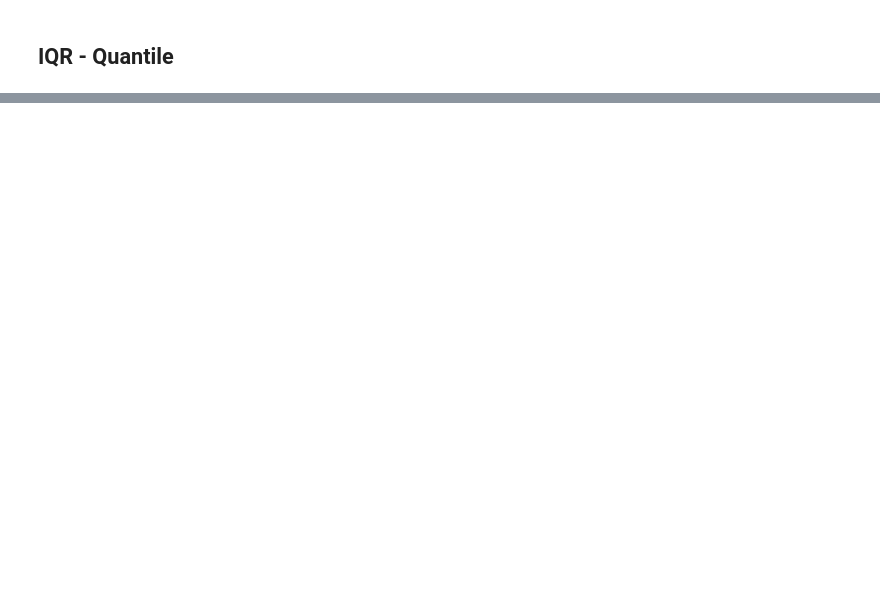
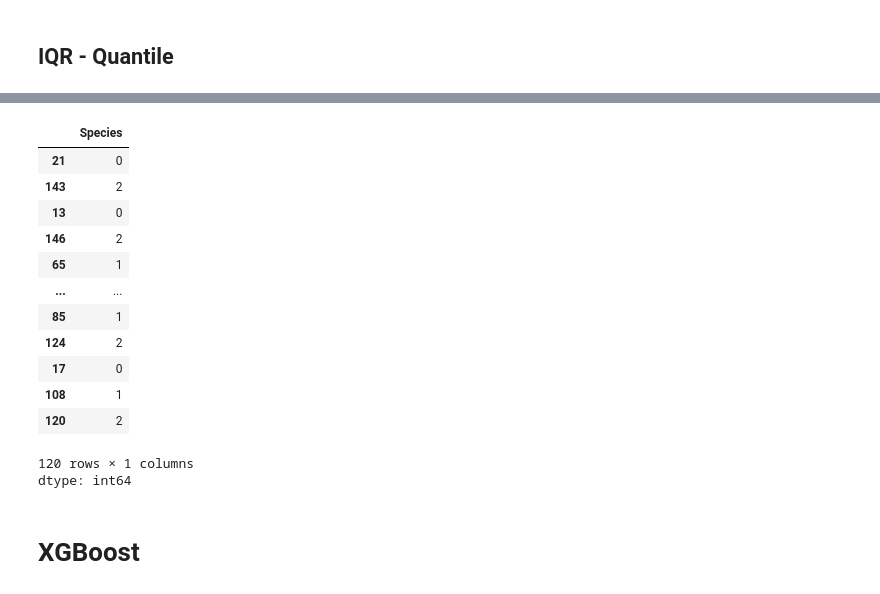
Before and after one commit to fazlialtunn/iris-classification, a Jupyter notebook: iris_classification.ipynb, the cells around one changed output, grey strips where cells are left out. Drawn from its saved outputs; the diff is of its cells as text; code cells hidden in the pictures; blank space fills up the shorter version.

```diff
--- a/iris_classification.ipynb
+++ b/iris_classification.ipynb
@@ -208,0 +272,21 @@ data.to_csv("final_data.csv")
+# %%
+train_inputs, test_inputs, train_targets, test_targets = train_test_split(data.iloc[:, : -1], data.iloc[:, -1], test_size=0.2, random_state=42)
+# %%
+train_targets
+# %% [output]
+|  | Species |
+| 21 | 0 |
+| 143 | 2 |
+| 13 | 0 |
+| 146 | 2 |
+| 65 | 1 |
+| ... | ... |
+| 85 | 1 |
+| 124 | 2 |
+| 17 | 0 |
+| 108 | 1 |
+| 120 | 2 |
+120 rows × 1 columns
+dtype: int64
+# %% [markdown]
+# **XGBoost**
```
Also changed, not shown: parts of 24 cells of this notebook.
